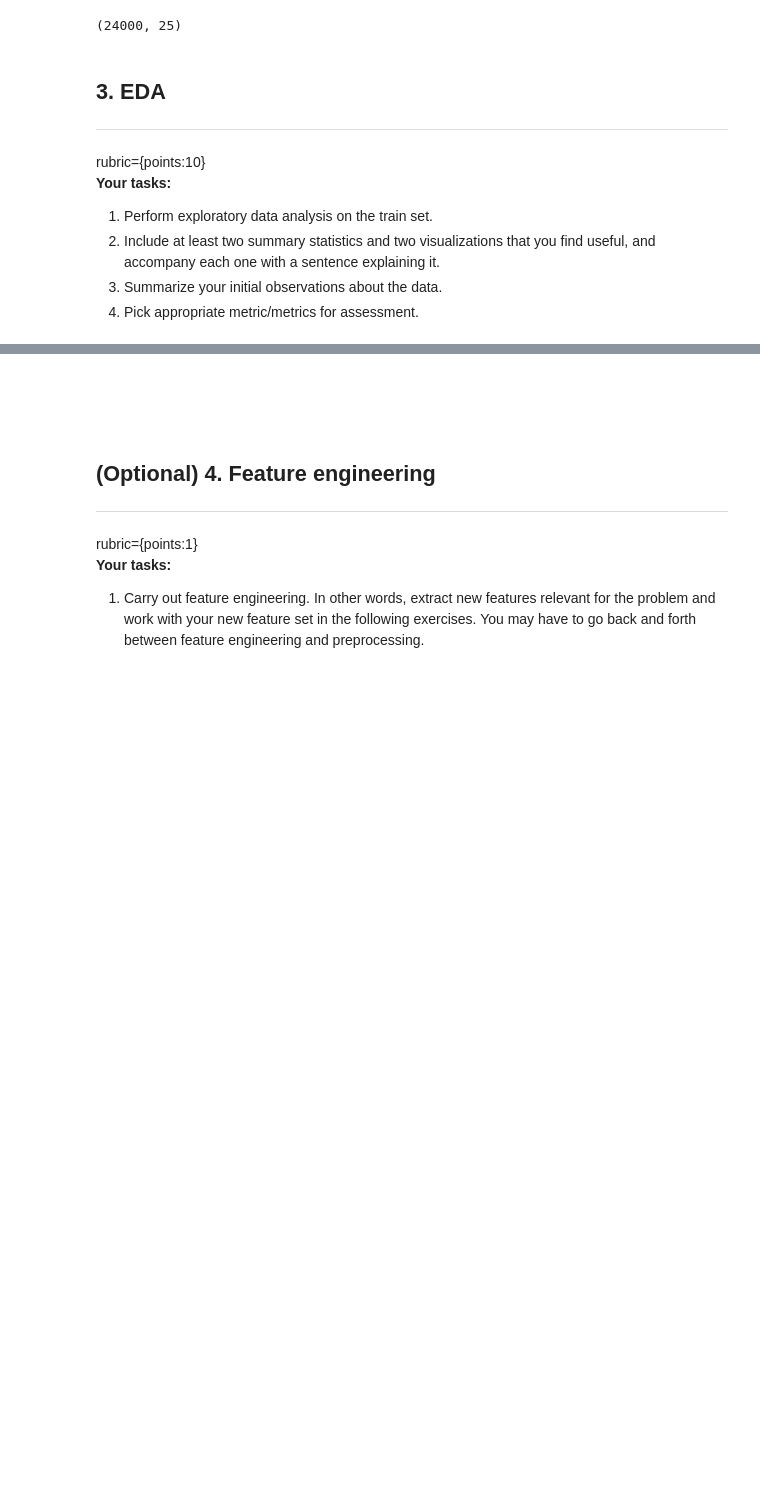
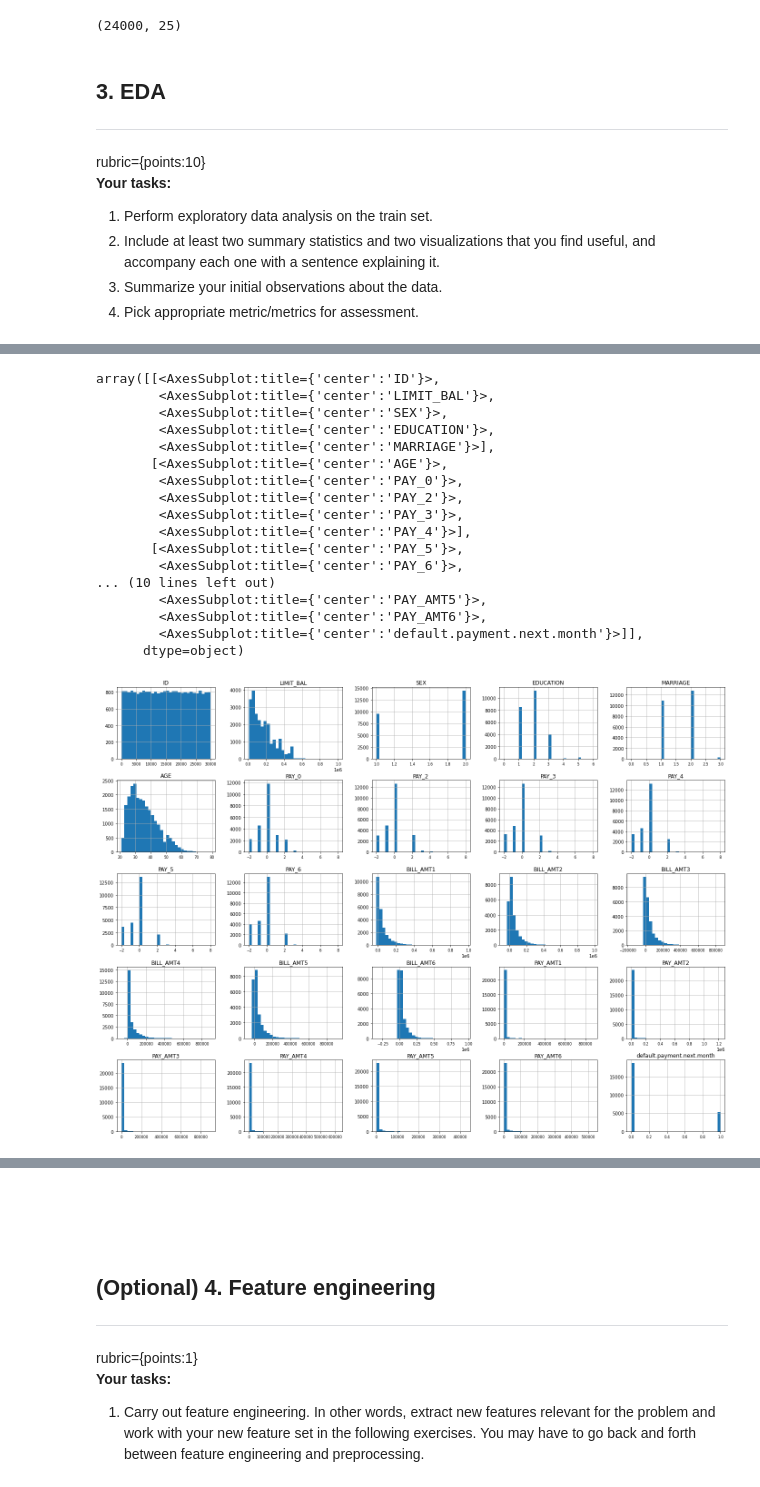
Before and after one commit to johnphan96/cpsc330-2021W2, a Jupyter notebook: hw/hw6/hw6.ipynb, the cells around one changed output, grey strips where cells are left out. Drawn from its saved outputs; the diff is of its cells as text; code cells hidden in the pictures; blank space fills up the shorter version.

```diff
--- a/hw/hw6/hw6.ipynb
+++ b/hw/hw6/hw6.ipynb
@@ -145,0 +183,22 @@ rubric={points:10}
+# %%
+# https://pandas.pydata.org/docs/reference/api/pandas.DataFrame.hist.html
+train_df.hist(figsize=(24, 18), bins = 30, xlabelsize=8)
+# %% [output]
+array([[<AxesSubplot:title={'center':'ID'}>,
+        <AxesSubplot:title={'center':'LIMIT_BAL'}>,
+        <AxesSubplot:title={'center':'SEX'}>,
+        <AxesSubplot:title={'center':'EDUCATION'}>,
+        <AxesSubplot:title={'center':'MARRIAGE'}>],
+       [<AxesSubplot:title={'center':'AGE'}>,
+        <AxesSubplot:title={'center':'PAY_0'}>,
+        <AxesSubplot:title={'center':'PAY_2'}>,
+        <AxesSubplot:title={'center':'PAY_3'}>,
+        <AxesSubplot:title={'center':'PAY_4'}>],
+       [<AxesSubplot:title={'center':'PAY_5'}>,
+        <AxesSubplot:title={'center':'PAY_6'}>,
+... (10 lines left out)
+        <AxesSubplot:title={'center':'PAY_AMT5'}>,
+        <AxesSubplot:title={'center':'PAY_AMT6'}>,
+        <AxesSubplot:title={'center':'default.payment.next.month'}>]],
+      dtype=object)
+[figure, added]
```
Also changed, not shown: parts of 11 cells of this notebook.
